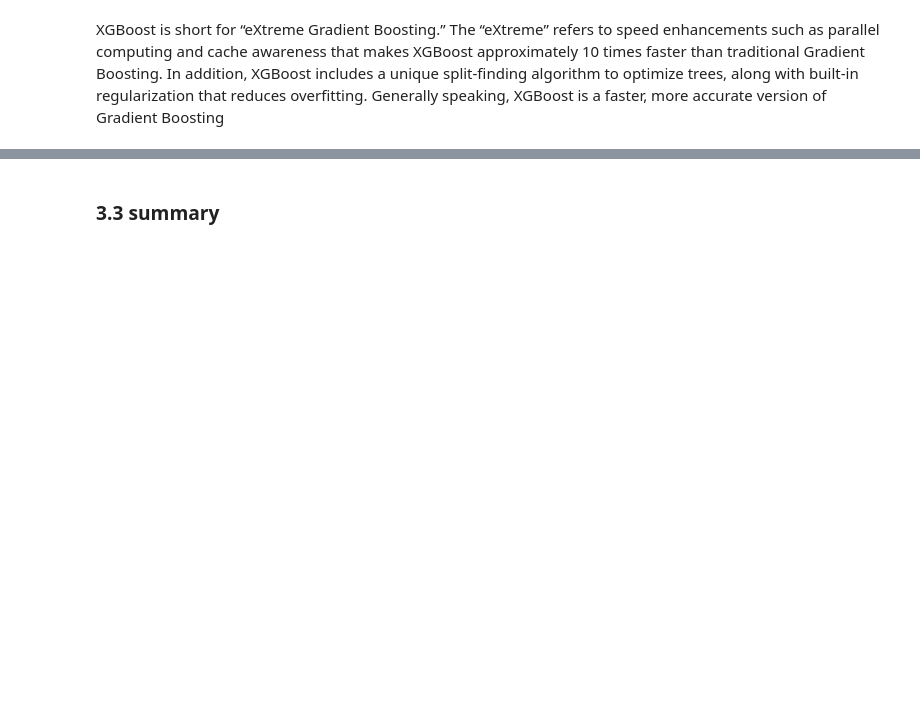
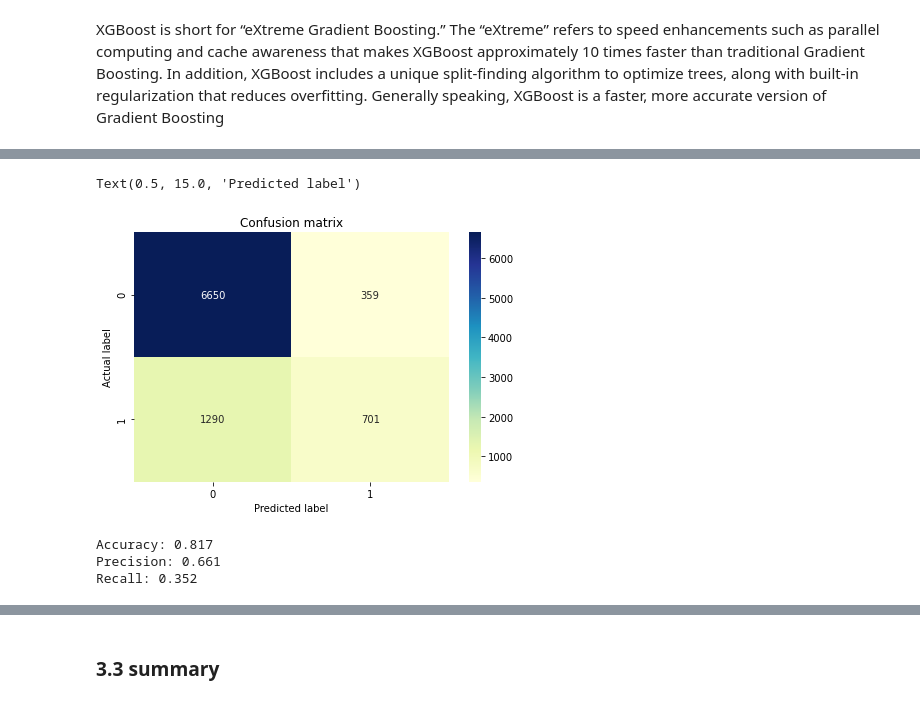
Before and after one commit to Lina-statistics/Capstone_project_Spring_Board, a Jupyter notebook: credit_card_default/modeling.ipynb, the cells around one changed output, grey strips where cells are left out. Drawn from its saved outputs; the diff is of its cells as text; code cells hidden in the pictures; blank space fills up the shorter version.

```diff
--- a/credit_card_default/modeling.ipynb
+++ b/credit_card_default/modeling.ipynb
@@ -319,7 +264,7 @@ learning_rates = [0.05, 0.1, 0.25, 0.5, 0.75, 1]
 start=time.time()
 param_grid = {'n_estimators': n_estimators, 'max_depth':max_depths, 'learning_rate': learning_rates}
 gbm_random = RandomizedSearchCV(estimator = gbm, param_distributions=param_grid, cv = 5, verbose=2, random_state=42, n_jobs = -1)
-gbm_random.fit(X_train_scaled, y_train)
+gbm_random.fit(X_train_s, y_train)
 end=time.time()
 print("BEST PARAMS", gbm_random.best_params_)
 print(f"Runtime of the program is {end - start}")
@@ -379,0 +322,15 @@ import xgboost as xgb
+# %%
+from xgboost import XGBClassifier
+xgb=XGBClassifier(use_label_encoder=False)
+gammas=[0.1, 0.2, 0.3, 0.4, 0.5]
+subsamples=[0.5, 0.6, 0.7, 0.8]
+n_estimators=[int(x) for x in np.linspace(start = 50, stop = 500, num = 10)]
+max_depths=[int(x) for x in np.linspace(1, 10, num = 10)]
+learning_rates = [0.05, 0.1, 0.25, 0.5, 0.75, 1]
+start=time.time()
+param_grid = {'gamma':gammas, 'subsample': subsamples, 'n_estimators': n_estimators, 'max_depth':max_depths, 'learning_rate': learning_rates}
+xgb_random = RandomizedSearchCV(estimator = xgb, param_distributions=param_grid, cv = 5, verbose=2, random_state=42, n_jobs = -1)
+xgb_random.fit(X_train_s, y_train)
+end=time.time()
+print("BEST PARAMS", xgb_random.best_params_)
+print(f"Runtime of the program is {end - start}")
@@ -379,0 +345,20 @@ import xgboost as xgb
+# %%
+best_xgb=xgb_random.best_estimator_
+y_pred=best_xgb.predict(X_test_s)
+cnf_matrix = confusion_matrix(y_test, y_pred)
+sns.heatmap(pd.DataFrame(cnf_matrix), annot=True, cmap="YlGnBu" ,fmt='g')
+plt.tight_layout()
+plt.title('Confusion matrix')
+plt.ylabel('Actual label')
+plt.xlabel('Predicted label')
+# %% [output]
+Text(0.5, 15.0, 'Predicted label')
+[figure, added]
+# %%
+print("Accuracy:",accuracy_score(y_test, y_pred).round(3))
+print("Precision:",precision_score(y_test, y_pred).round(3))
+print("Recall:",recall_score(y_test, y_pred).round(3))
+# %% [output]
+Accuracy: 0.817
+Precision: 0.661
+Recall: 0.352
```
Also changed, not shown: parts of 64 cells of this notebook.
